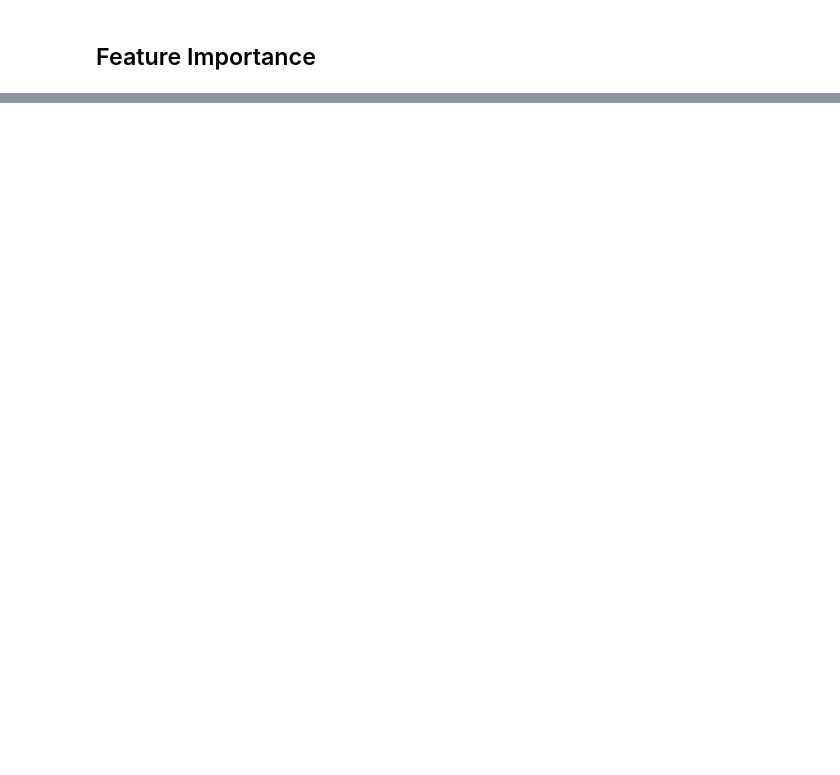
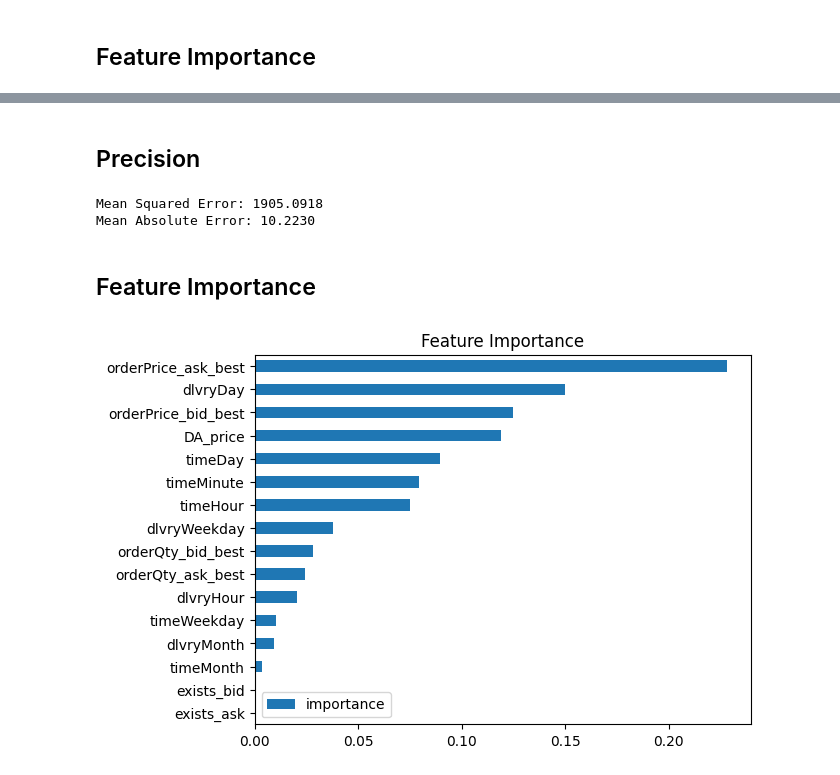
Before and after one commit to axelandreassen/Forecasting-ID-prices, a Jupyter notebook: DataPrep.ipynb, the cells around one changed output, grey strips where cells are left out. Drawn from its saved outputs; the diff is of its cells as text; code cells hidden in the pictures; blank space fills up the shorter version.

```diff
--- a/DataPrep.ipynb
+++ b/DataPrep.ipynb
@@ -614,0 +616,22 @@ plt.show()
+# %% [markdown]
+## Precision
+# %%
+# Calculate metrics
+mse = mean_squared_error(y_test_bid_imputed, preds_bid)
+mae = mean_absolute_error(y_test_bid_imputed, preds_bid)
+
+print(f"Mean Squared Error: {mse:.4f}")
+print(f"Mean Absolute Error: {mae:.4f}")
+# %% [output]
+Mean Squared Error: 1905.0918
+Mean Absolute Error: 10.2230
+# %% [markdown]
+## Feature Importance
+# %%
+# Try to find out which features are most important
+fi = pd.DataFrame(data=model_bid.feature_importances_, index=model_bid.feature_names_in_, columns=['importance'])
+# %%
+fi.sort_values(by='importance').plot(kind='barh', title='Feature Importance')
+plt.show()
+# %% [output]
+[figure, added]
```
Also changed, not shown: parts of 39 cells of this notebook.
